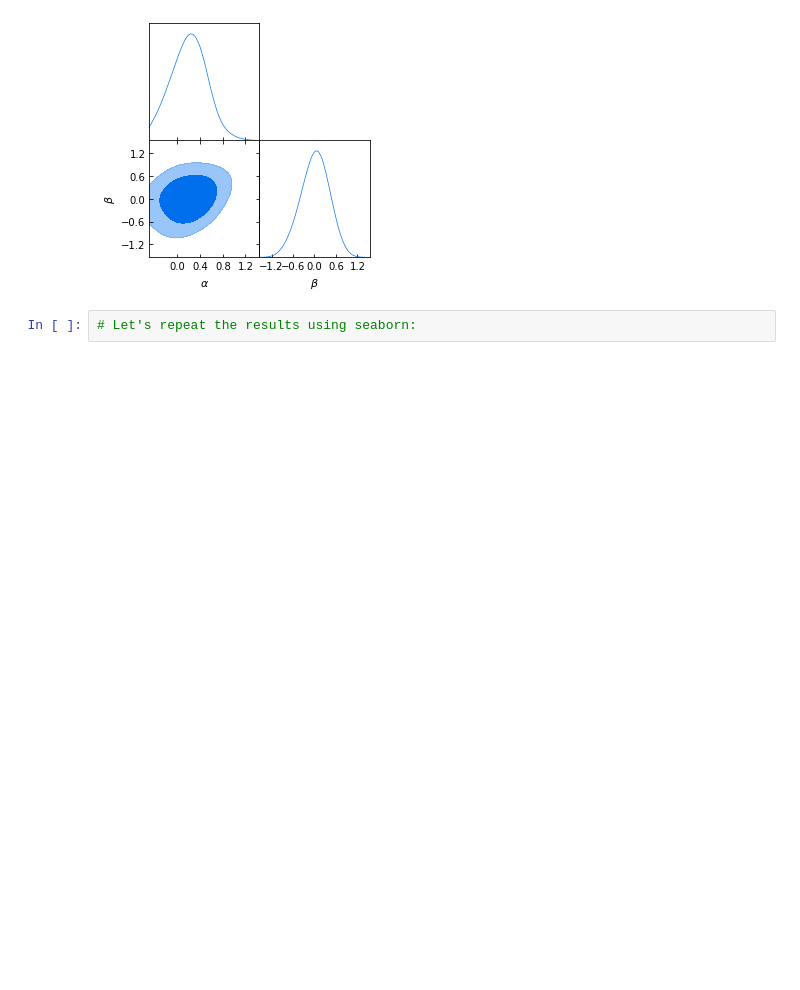
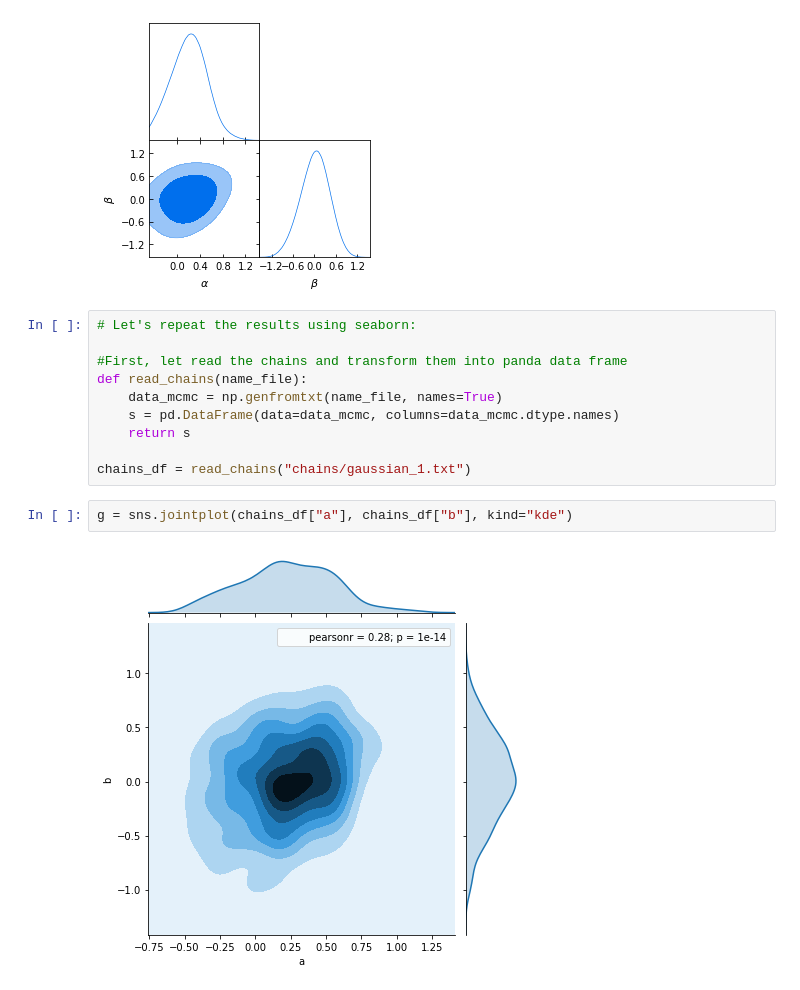
Before and after one commit to gcanasherrera/R-cobaya, a Jupyter notebook: New_GetDist.ipynb, the cells around one changed output. Cells and saved outputs as stored; diff of their text form; blank space fills up the shorter version.

Commit message:
read chains using pandas

```diff
--- a/New_GetDist.ipynb
+++ b/New_GetDist.ipynb
@@ -73,5 +73,17 @@ Covariace matrix:
 [[0.09244237 0.03049955]
  [0.03049955 0.16064619]]
 [figure]
-# %%
-# Let's repeat the results using seaborn:
+# %%
+# Let's repeat the results using seaborn:
+
+#First, let read the chains and transform them into panda data frame
+def read_chains(name_file):
+    data_mcmc = np.genfromtxt(name_file, names=True)
+    s = pd.DataFrame(data=data_mcmc, columns=data_mcmc.dtype.names)
+    return s
+
+chains_df = read_chains("chains/gaussian_1.txt")
+# %%
+g = sns.jointplot(chains_df["a"], chains_df["b"], kind="kde")
+# %% [output]
+[figure, added]
```
